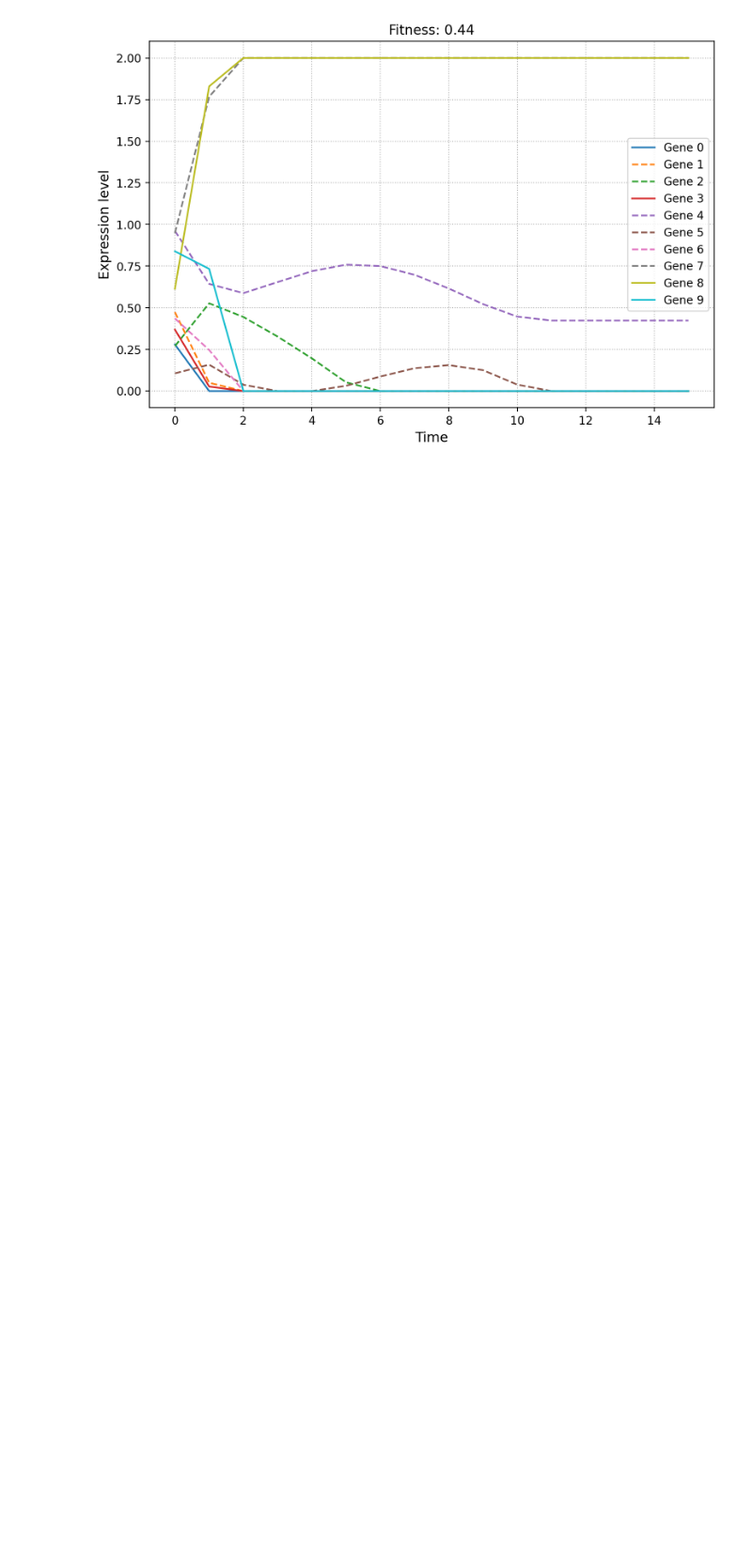
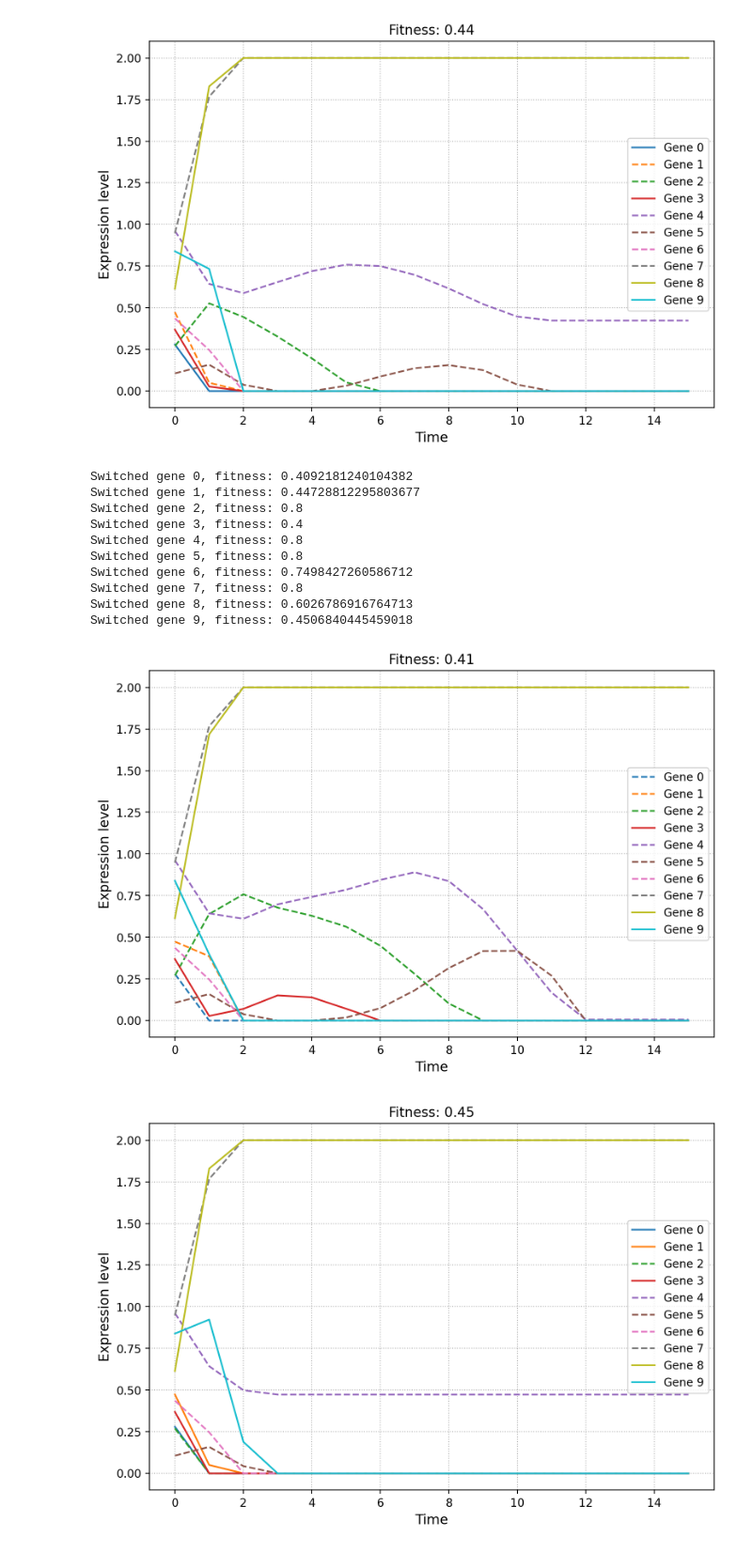
Before and after one commit to tgrohens/evotsc, a Jupyter notebook: EvoTSC.ipynb, the cells around one changed output. Shown at 94% size. Drawn from its saved outputs; the diff is of its cells as text; code cells hidden in the pictures; blank space fills up the shorter version.

```diff
--- a/EvoTSC.ipynb
+++ b/EvoTSC.ipynb
@@ -168,15 +168,31 @@ plot_expr(res, fitness, 'baseline')
 # %% [output]
 [figure]
 # %%
-for i_switched_gene in range(len(genes)):
-    # Switch the current gene
-    to_switch = indiv.genes[i_switched_gene]
-    to_switch.orientation = 1 - to_switch.orientation
+def switch_1_gene(individual):
+    for i_switched_gene in range(len(genes)):
+        # Switch the current gene
+        to_switch = individual.genes[i_switched_gene]
+        to_switch.orientation = 1 - to_switch.orientation
 
-    # Run the switched system and plot
-    switch_res, switch_fit = run_individual(genes, 16)
-    print(f'Switched gene {i_switched_gene}, fitness: {switch_fit}')
-    plot_expr(switch_res, switch_fit, f'switched_{i_switched_gene}')
+        # Run the switched system and plot
+        switch_res, switch_fit = individual.evaluate()
+        print(f'Switched gene {i_switched_gene}, fitness: {switch_fit}')
+        plot_expr(switch_res, switch_fit, f'switched_{i_switched_gene}')
 
-    # Reset the gene to its former orientation
-    to_switch.orientation = 1 - to_switch.orientation
+        # Reset the gene to its former orientation
+        to_switch.orientation = 1 - to_switch.orientation
+# %%
+switch_1_gene(indiv)
+# %% [output]
+Switched gene 0, fitness: 0.4092181240104382
+Switched gene 1, fitness: 0.44728812295803677
+Switched gene 2, fitness: 0.8
+Switched gene 3, fitness: 0.4
+Switched gene 4, fitness: 0.8
+Switched gene 5, fitness: 0.8
+Switched gene 6, fitness: 0.7498427260586712
+Switched gene 7, fitness: 0.8
+Switched gene 8, fitness: 0.6026786916764713
+Switched gene 9, fitness: 0.4506840445459018
+[figure, added]
+[figure, added]
```
Also changed, not shown: parts of 1 cell of this notebook, 1 other file.
